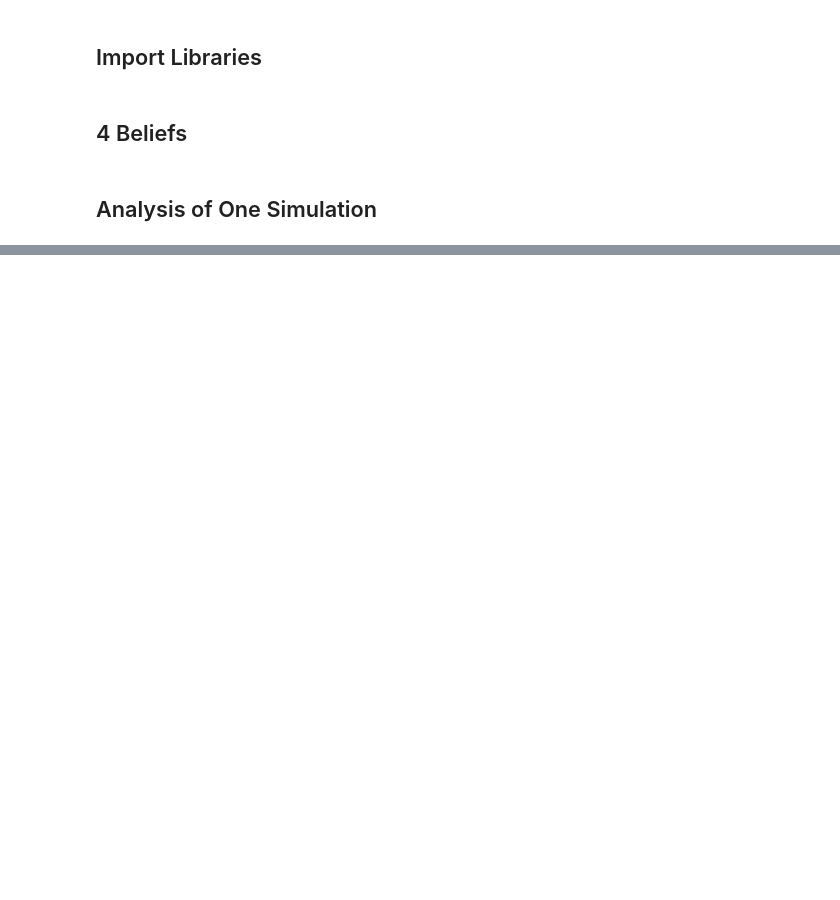
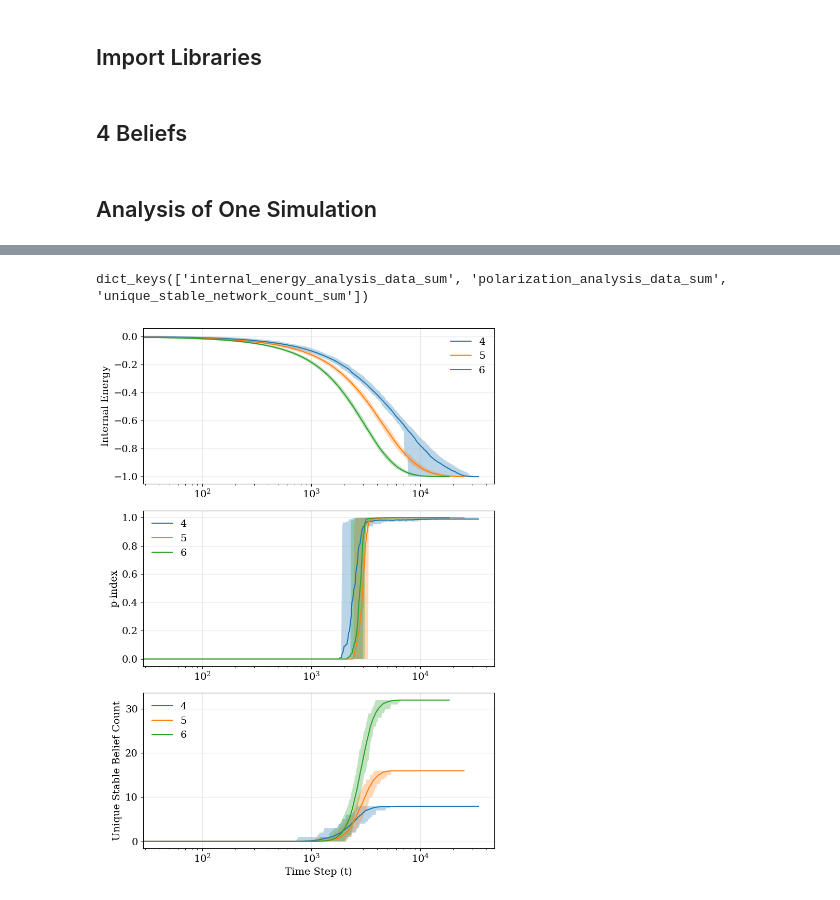
Before and after one commit to ocseckin/belief_network_extended, a Jupyter notebook: notebooks/simulations_bigger_belief_networks.ipynb, the cells around one changed output, grey strips where cells are left out. Saved outputs shown, nothing was run; the diff lists cells and outputs as text; code cells hidden in the pictures; blank space fills up the shorter version.

```diff
--- a/notebooks/simulations_bigger_belief_networks.ipynb
+++ b/notebooks/simulations_bigger_belief_networks.ipynb
@@ -58,0 +212,24 @@ No artists with labels found to put in legend.  Note that artists whose label st
+# %%
+res.keys()
+# %% [output]
+dict_keys(['internal_energy_analysis_data_sum', 'polarization_analysis_data_sum', 'unique_stable_network_count_sum'])
+# %%
+fig,axs = plt.subplots(3,1,figsize=(8,11))
+
+for n_nodes, res in agg_analysis.items():
+    x = np.array(res['polarization_analysis_data_sum']['x'])/20*5*8
+    for row, analysis in enumerate(res.values()):
+        axs[row].plot(x, analysis['avg'], label = n_nodes)
+        axs[row].fill_between(x, analysis['lower'], analysis['upper'], alpha=.3)
+
+for row, xlabel in zip([0,1,2], ['Internal Energy', 'p-index', 'Unique Stable Belief Count']):
+    axs[row].grid(alpha=.3)
+    axs[row].legend(frameon=False)
+    axs[row].set_ylabel(xlabel)
+    axs[row].set_xscale('log')
+
+axs[row].set_xlabel('Time Step (t)')
+
+fig.tight_layout()
+# %% [output]
+[figure, added]
```
Also changed, not shown: parts of 13 cells of this notebook, 2 other files.
